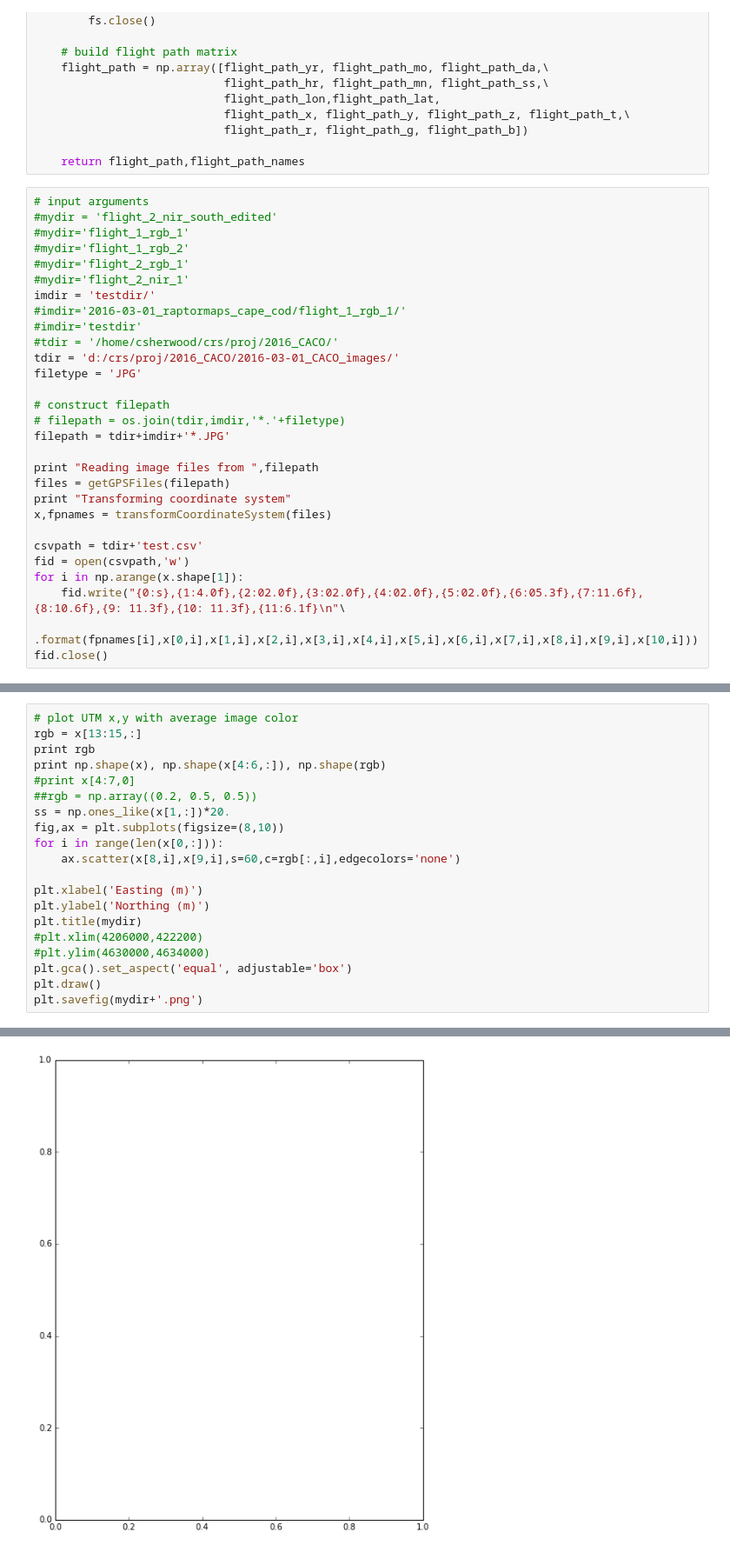
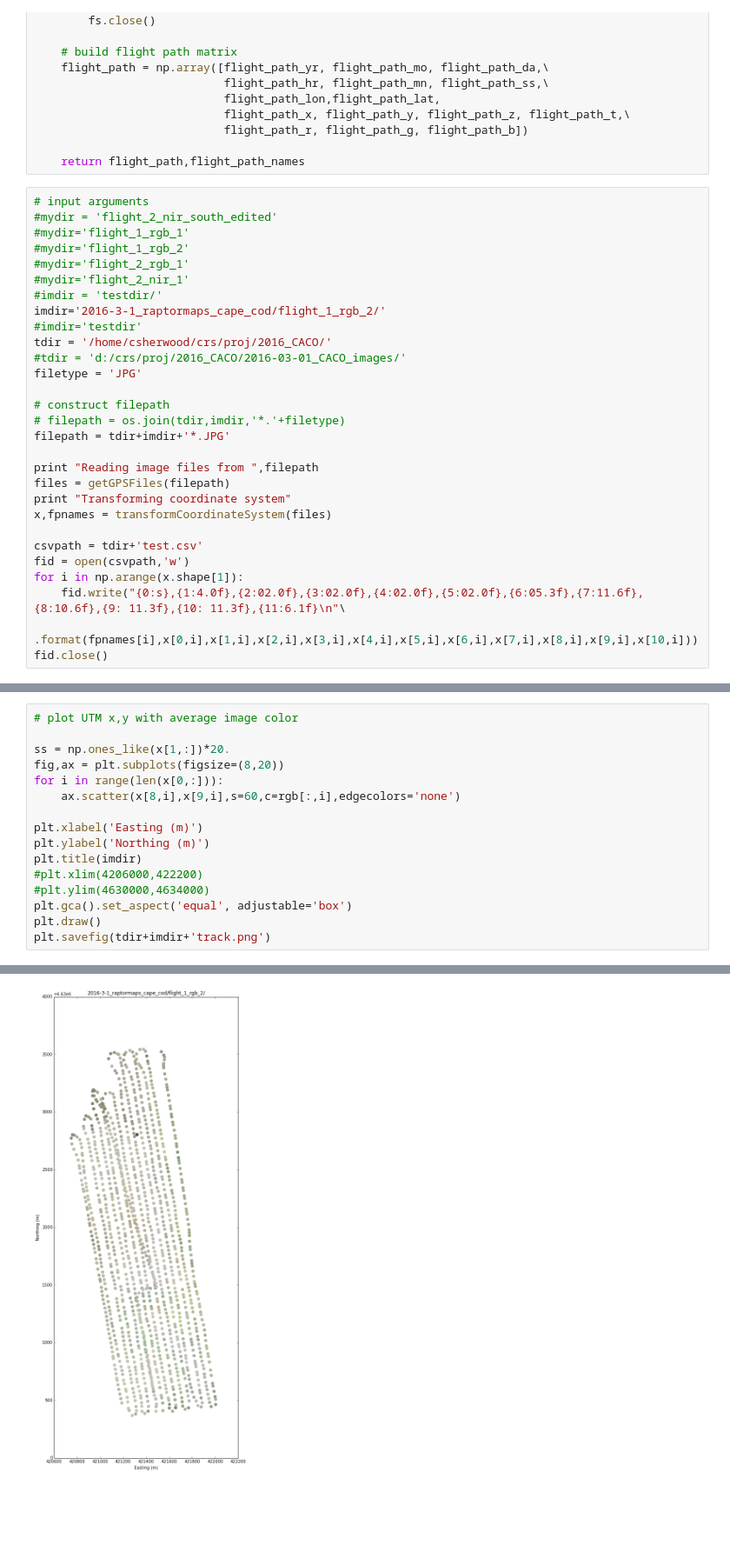
Before and after one commit to csherwood-usgs/IPython_notebook_examples, a Jupyter notebook: exif2track.ipynb, the cells around one changed output, grey strips where cells are left out. Shown at 87% size. Cells and saved outputs as stored; diff of their text form; blank space fills up the shorter version.

```diff
--- a/exif2track.ipynb
+++ b/exif2track.ipynb
@@ -283,11 +283,11 @@ def transformCoordinateSystem(files):
 #mydir='flight_1_rgb_2'
 #mydir='flight_2_rgb_1'
 #mydir='flight_2_nir_1'
-imdir = 'testdir/'
-#imdir='2016-03-01_raptormaps_cape_cod/flight_1_rgb_1/'
+#imdir = 'testdir/'
+imdir='2016-3-1_raptormaps_cape_cod/flight_1_rgb_2/'
 #imdir='testdir'
-#tdir = '/home/csherwood/crs/proj/2016_CACO/'
-tdir = 'd:/crs/proj/2016_CACO/2016-03-01_CACO_images/'
+tdir = '/home/csherwood/crs/proj/2016_CACO/'
+#tdir = 'd:/crs/proj/2016_CACO/2016-03-01_CACO_images/'
 filetype = 'JPG'
 
 # construct filepath
@@ -340,21 +337,17 @@ Ground speed: Mean 22.8713611761, Max: 23.3196983998, Min: 22.4358880026 m/s
 # %%
 # plot UTM x,y with average image color
-rgb = x[13:15,:]
-print rgb
-print np.shape(x), np.shape(x[4:6,:]), np.shape(rgb)
-#print x[4:7,0]
-##rgb = np.array((0.2, 0.5, 0.5))
+
 ss = np.ones_like(x[1,:])*20.
-fig,ax = plt.subplots(figsize=(8,10))
+fig,ax = plt.subplots(figsize=(8,20))
 for i in range(len(x[0,:])):
     ax.scatter(x[8,i],x[9,i],s=60,c=rgb[:,i],edgecolors='none')
 
 plt.xlabel('Easting (m)')
 plt.ylabel('Northing (m)')
-plt.title(mydir)
+plt.title(imdir)
 #plt.xlim(4206000,422200)
 #plt.ylim(4630000,4634000)
 plt.gca().set_aspect('equal', adjustable='box')
 plt.draw()
-plt.savefig(mydir+'.png')
+plt.savefig(tdir+imdir+'track.png')
 # %% [output]
@@ -367 +354 @@ ValueError: Color array must be two-dimensional
-[figure, old version]
+[figure, new version]
```
Also changed, not shown: parts of 5 cells of this notebook.
